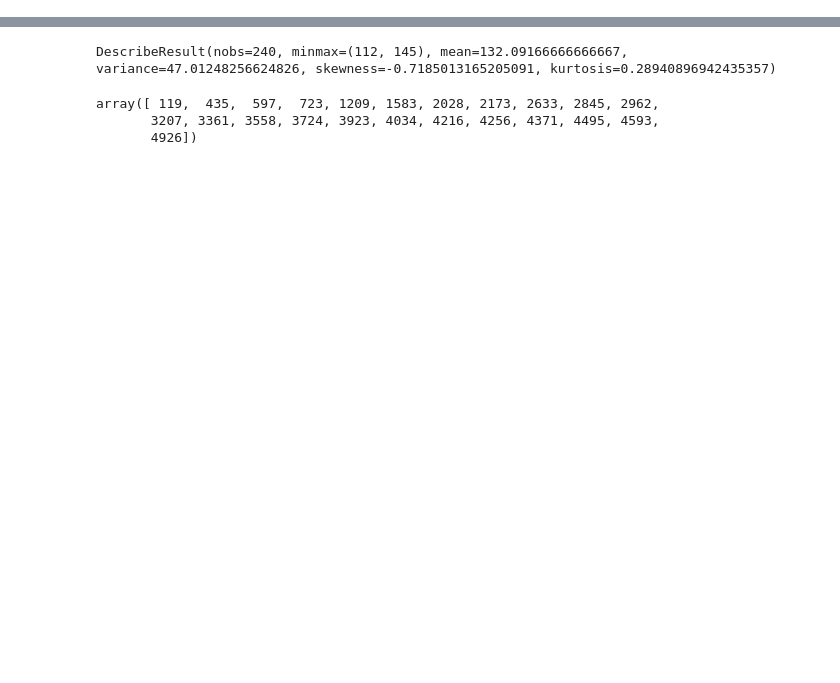
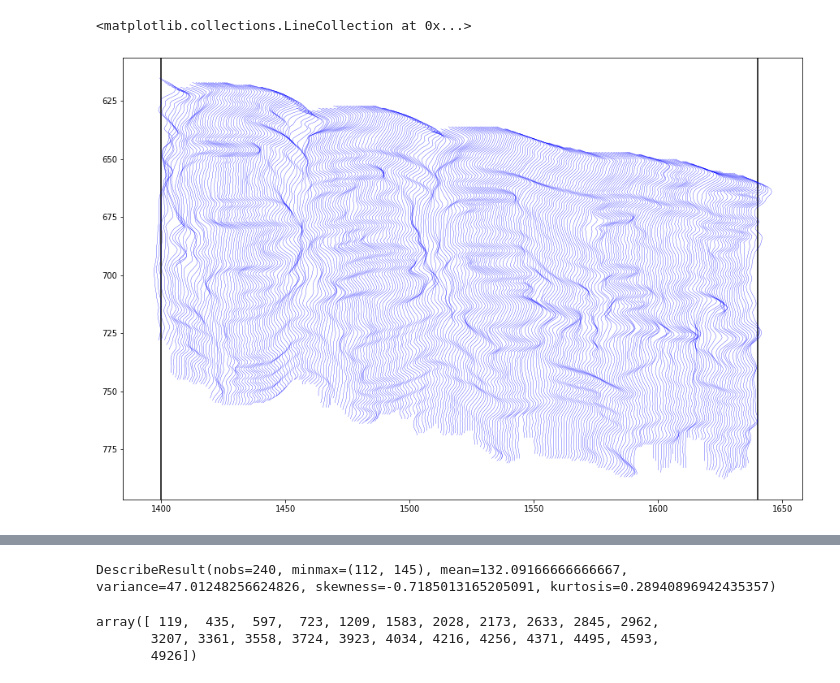
Before and after one commit to GiuliaLovati/Tesy, a Jupyter notebook: TimeSeriesAnalysis.ipynb, the cells around one changed output, grey strips where cells are left out. Drawn from its saved outputs; the diff is of its cells as text; code cells hidden in the pictures; blank space fills up the shorter version.

```diff
--- a/TimeSeriesAnalysis.ipynb
+++ b/TimeSeriesAnalysis.ipynb
@@ -87 +121,23 @@ Canvas(toolbar=Toolbar(toolitems=[('Home', 'Reset original view', 'home', 'home'
+# %%
+# test a wiggle plot, it highlights the horizons, often used in seismic data
+#each curve is the time series of a column (grey value in function of pixel depht, intensity curve)
+
+#it is necessary to shift each curve to visualize properly
+#each curve is normalized
+
+figure(figsize=(15,10))
+for ts in series:
+
+    s = ts.signal - np.mean(ts.signal)
+    s /= np.std(s)
+
+    plot(s*2+ts.column, np.arange(len(s))+ts.start, color="b", linewidth=0.3)
+
+gca().set_ylim(gca().get_ylim()[::-1])
+
+
+vlines([start, end], 0, 1600)
+# %% [output]
+<matplotlib.collections.LineCollection at 0x...>
+[figure, added]
 # %%
```
Also changed, not shown: parts of 20 cells of this notebook.
